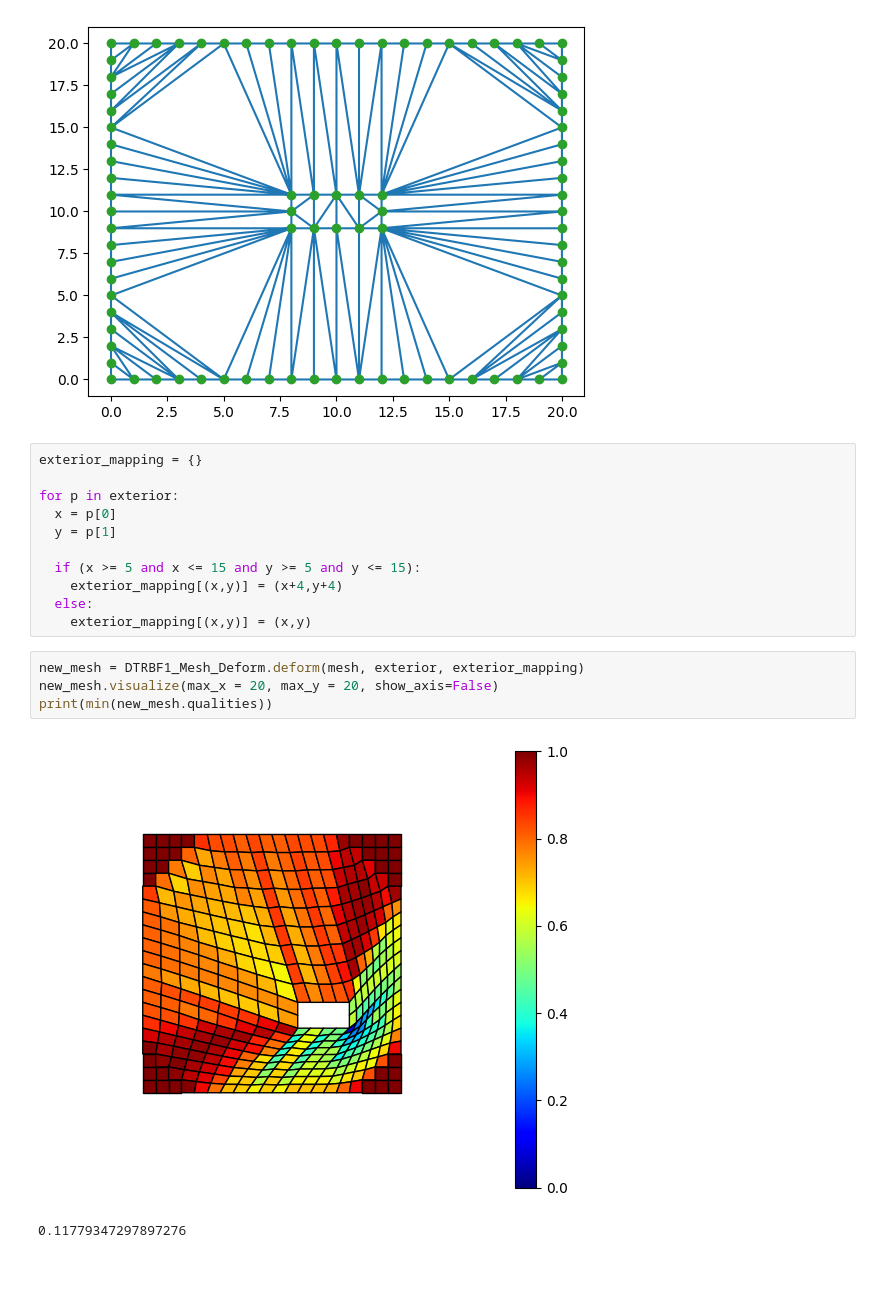
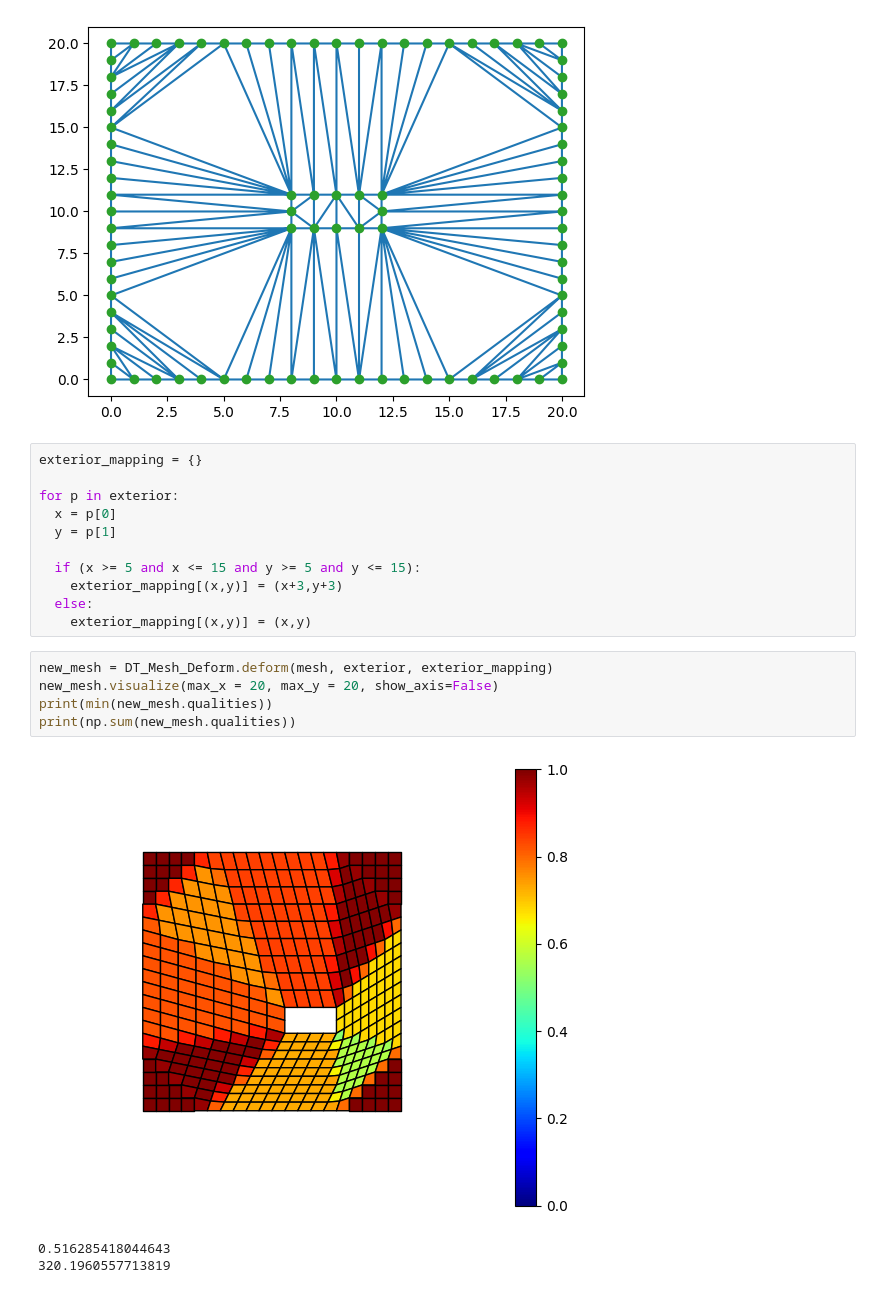
Before and after one commit to aksharye/delaunay-mesh-deformation, a Jupyter notebook: example.ipynb, the cells around one changed output. Saved outputs shown, nothing was run; the diff lists cells and outputs as text.

```diff
--- a/example.ipynb
+++ b/example.ipynb
@@ -49,13 +52,15 @@ for p in exterior:
   y = p[1]
 
   if (x >= 5 and x <= 15 and y >= 5 and y <= 15):
-    exterior_mapping[(x,y)] = (x+4,y+4)
+    exterior_mapping[(x,y)] = (x+3,y+3)
   else:
     exterior_mapping[(x,y)] = (x,y)
 # %%
-new_mesh = DTRBF1_Mesh_Deform.deform(mesh, exterior, exterior_mapping)
+new_mesh = DT_Mesh_Deform.deform(mesh, exterior, exterior_mapping)
 new_mesh.visualize(max_x = 20, max_y = 20, show_axis=False)
 print(min(new_mesh.qualities))
+print(np.sum(new_mesh.qualities))
 # %% [output]
-[figure, old version]
+[figure, new version]
-0.11779347297897276
+0.516285418044643
+320.1960557713819
```
Also changed, not shown: parts of 1 cell of this notebook, 3 other files.
